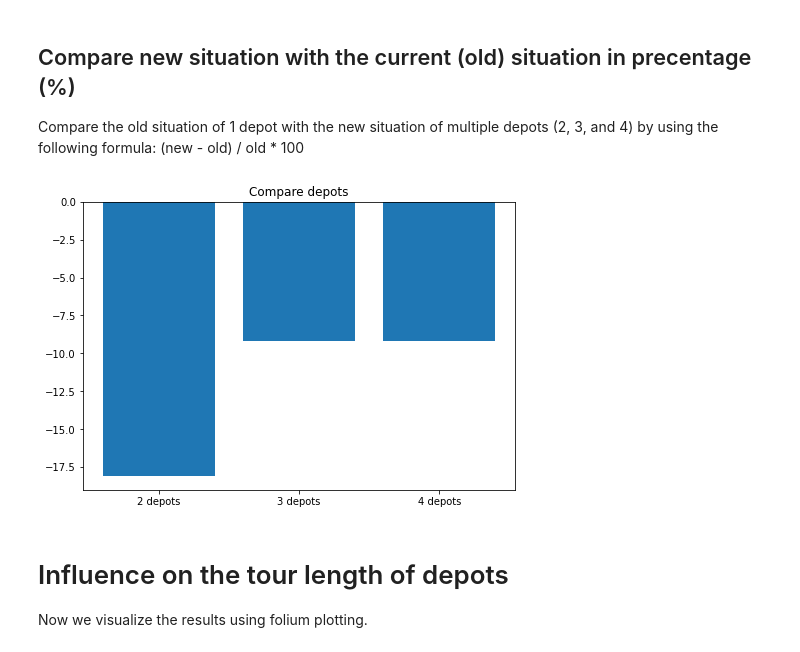
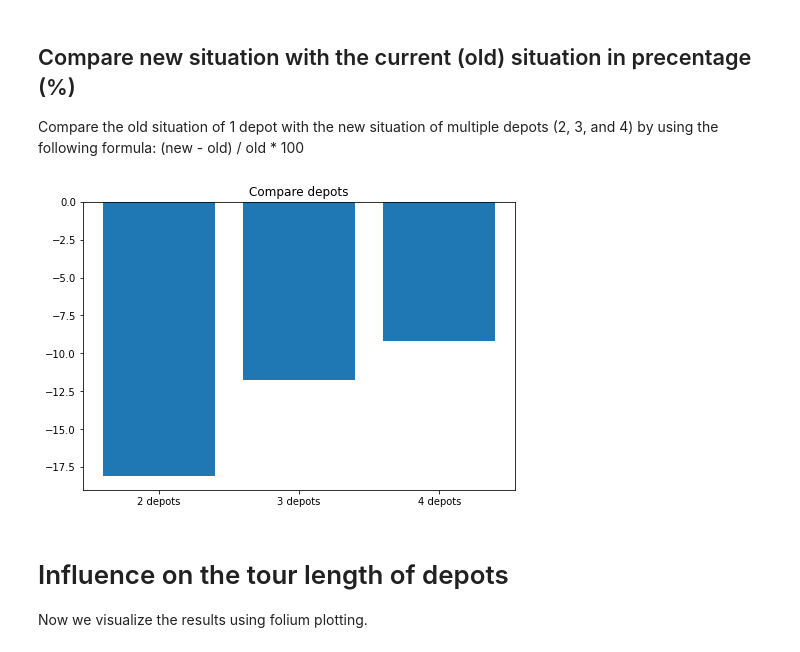
Before and after one commit to teletobbie/last-mile-cargo-bike-delivery, a Jupyter notebook: model.ipynb, the cells around one changed output. Drawn from its saved outputs; the diff is of its cells as text; code cells hidden in the pictures.

```diff
--- a/model.ipynb
+++ b/model.ipynb
@@ -142,20 +156,20 @@ plt.show()
 Compare the old situation of 1 depot with the new situation of multiple depots (2, 3, and 4) by using the following formula:
 (new - old) / old * 100
 # %%
-depot_1_to_2 = (depot_2 - depot_1) / depot_1 * 100
-depot_2_to_3 = (depot_3 - depot_2) / depot_2 * 100
-depot_2_to_3 = (depot_4 - depot_3) / depot_3 * 100
+depot_1_to_2 = ((depot_2 - depot_1) / depot_1) * 100
+depot_2_to_3 = ((depot_3 - depot_2) / depot_2) * 100
+depot_3_to_4 = ((depot_4 - depot_3) / depot_3) * 100
 
 fig = plt.figure()
 ax = fig.add_axes([0,0,1,1])
 depots = ["2 depots", "3 depots", "4 depots"]
-new_old = [depot_1_to_2, depot_2_to_3, depot_2_to_3]
+new_old = [depot_1_to_2, depot_2_to_3, depot_3_to_4]
 ax.bar(depots, new_old)
 
 plt.title("Compare depots")
 plt.show()
 # %% [output]
-[figure, old version]
+[figure, new version]
 # %% [markdown]
 # Influence on the tour length of depots
 Now we visualize the results using folium plotting.
```
Also changed, not shown: parts of 5 cells of this notebook, 6 other files.
